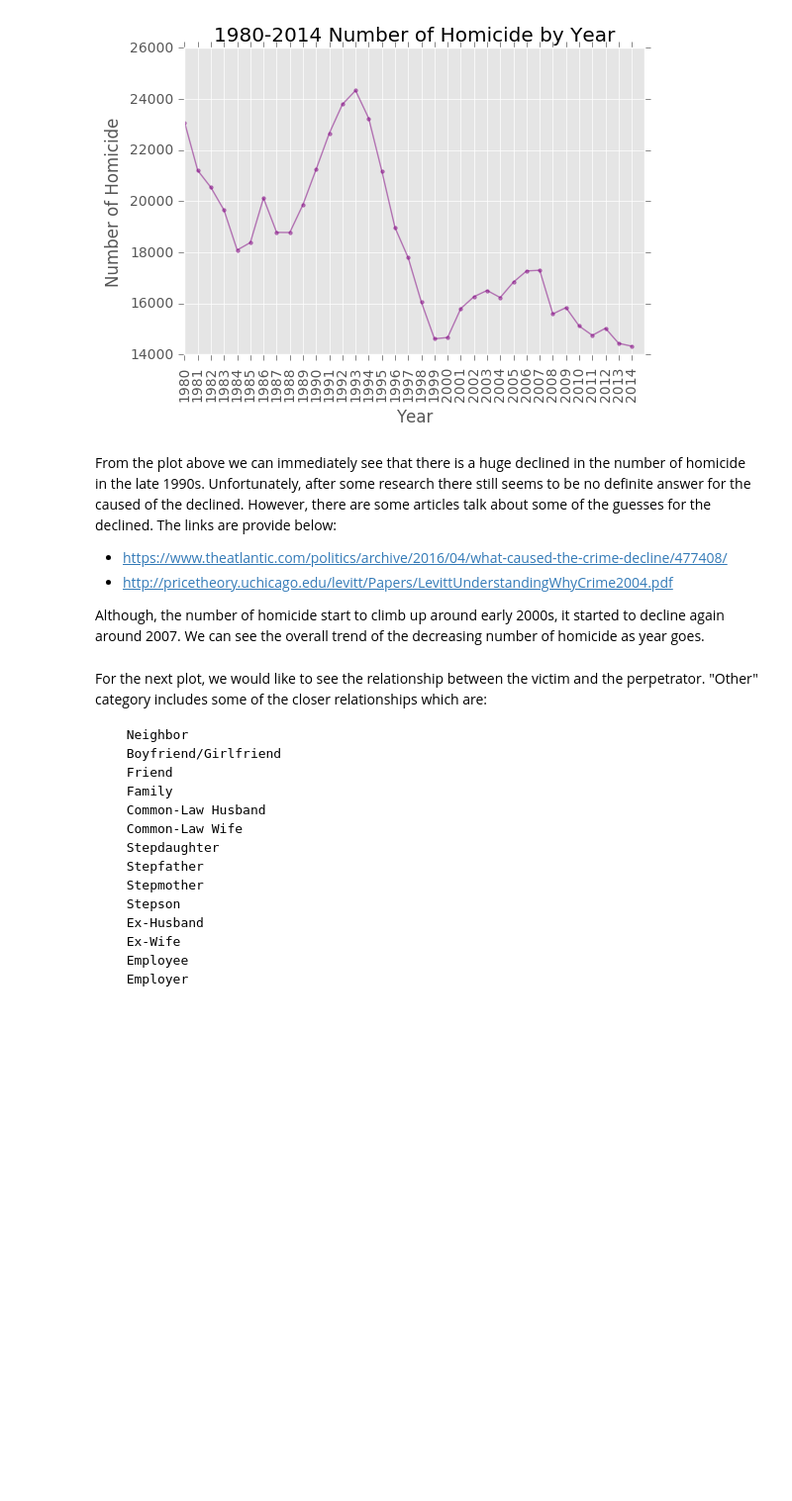
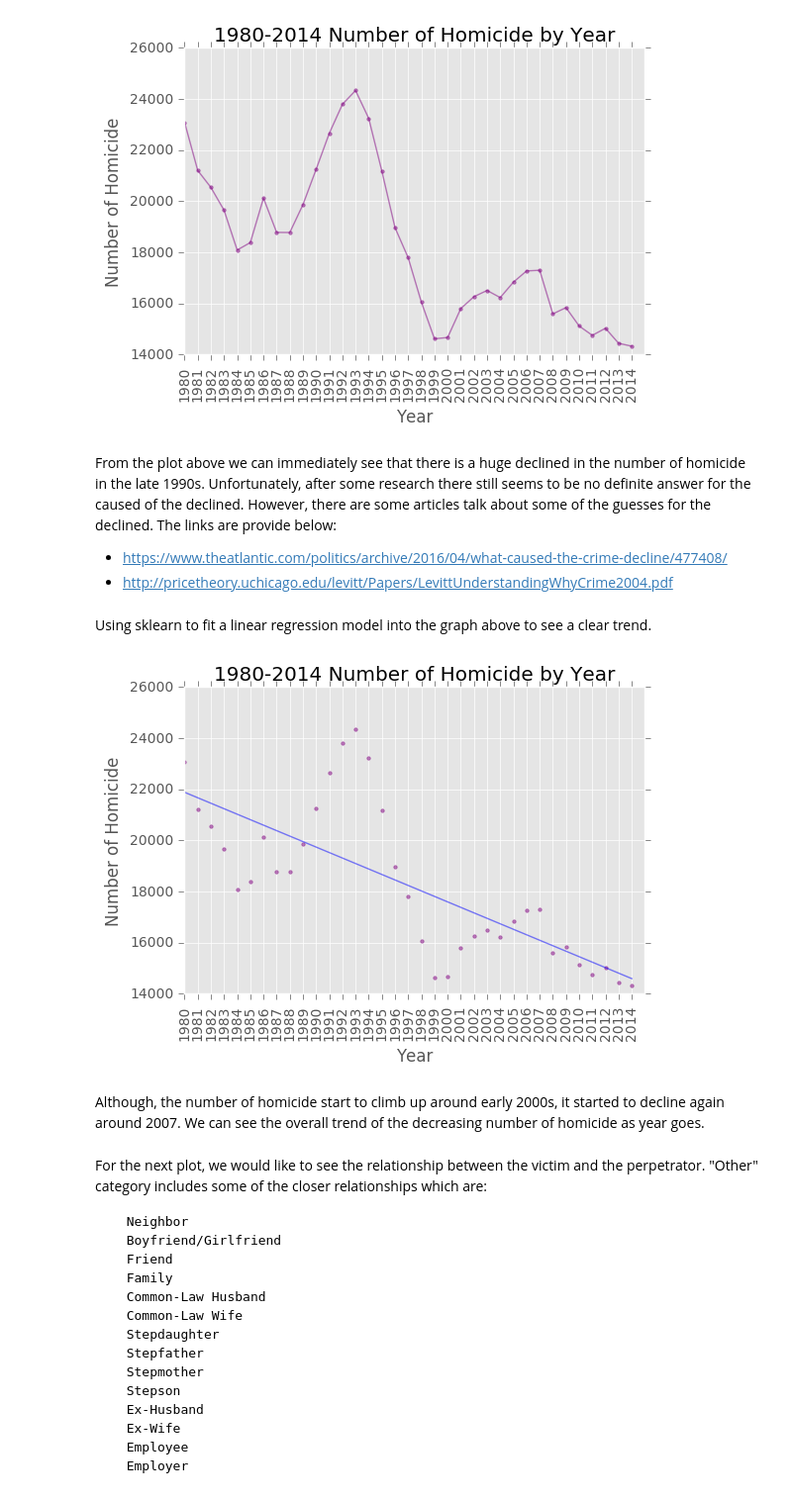
Before and after one commit to nicole72382/nicole72382.github.io, a Jupyter notebook: Final Tutorial.ipynb, the cells around one changed output. Shown at 99% size. Saved outputs shown, nothing was run; the diff lists cells and outputs as text; code cells hidden in the pictures; blank space fills up the shorter version.

```diff
--- a/Final Tutorial.ipynb
+++ b/Final Tutorial.ipynb
@@ -49,8 +50,32 @@ plt.close("all")
 From the plot above we can immediately see that there is a huge declined in the number of homicide in the late 1990s.  Unfortunately, after some research there still seems to be no definite answer for the caused of the declined. However, there are some articles talk about some of the guesses for the declined. The links are provide below:
 * <https://www.theatlantic.com/politics/archive/2016/04/what-caused-the-crime-decline/477408/>
 * <http://pricetheory.uchicago.edu/levitt/Papers/LevittUnderstandingWhyCrime2004.pdf>
-
-Although, the number of homicide start to climb up around early 2000s, it started to decline again around 2007. We can see the overall trend of the decreasing number of homicide as year goes.
+# %% [markdown]
+Using sklearn to fit a linear regression model into the graph above to see a clear trend.
+# %%
+from sklearn import linear_model
+regr = linear_model.LinearRegression()
+#fitting the regresson model
+x = years
+y = size
+x = np.reshape(x,(-1,1))
+y = y.reshape(-1,1)
+regr.fit(x, y)
+fig, ax = plt.subplots()
+ax.plot(years, size, marker='.', linestyle='None', ms=5, color = 'purple', alpha = .5)
+ax.plot(years, regr.predict(x).ravel(), color='blue', alpha= .5)
+start, end = ax.get_xlim()
+ax.xaxis.set_ticks(np.arange(start, end, 1))
+ax.set_xlabel('Year')
+ax.set_ylabel('Number of Homicide')
+ax.set_title("1980-2014 Number of Homicide by Year")
+plt.xticks(rotation=90)
+plt.show()
+plt.close("all")
+# %% [output]
+[figure, added]
+# %% [markdown]
+Although, the number of homicide start to climb up around early 2000s, it started to decline again around 2007. We can see the overall trend of the decreasing number of homicide as year goes.
 # %% [markdown]
 
 For the next plot, we would like to see the relationship between the victim and the perpetrator. "Other" category includes some of the closer relationships which are:
```
Also changed, not shown: parts of 7 cells of this notebook.
